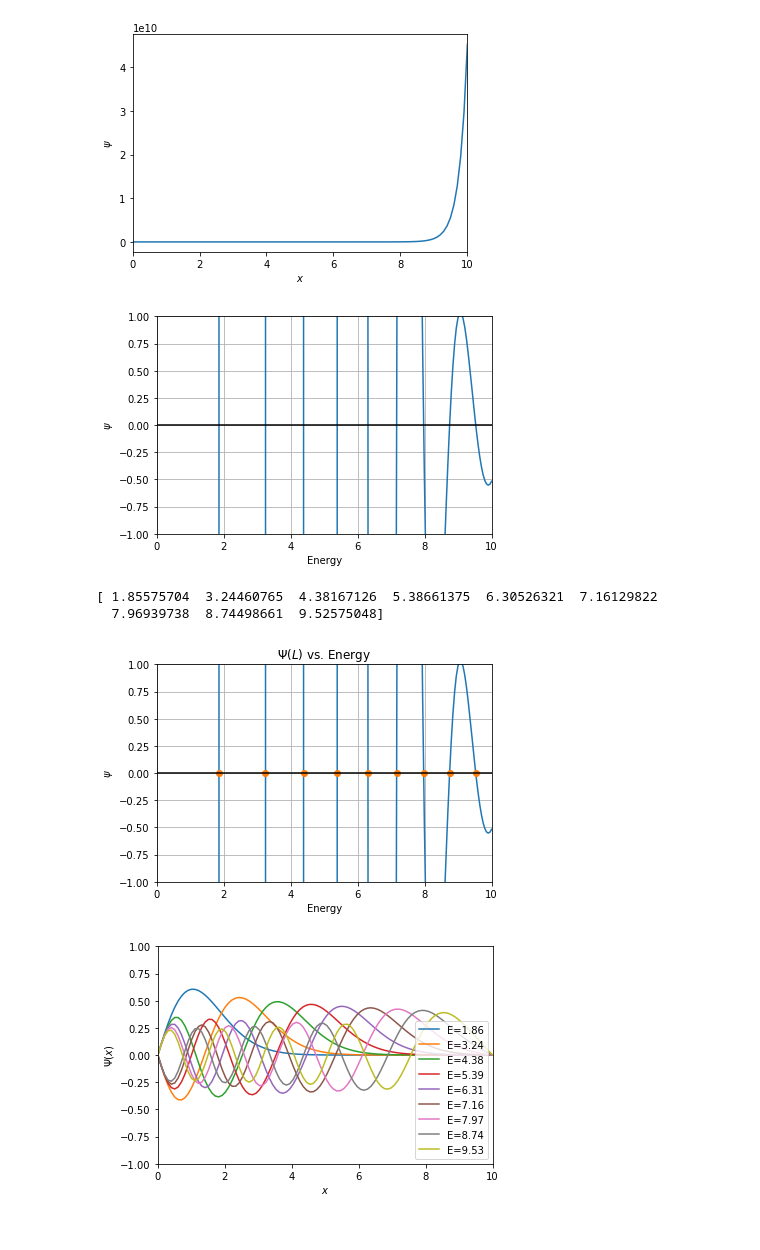
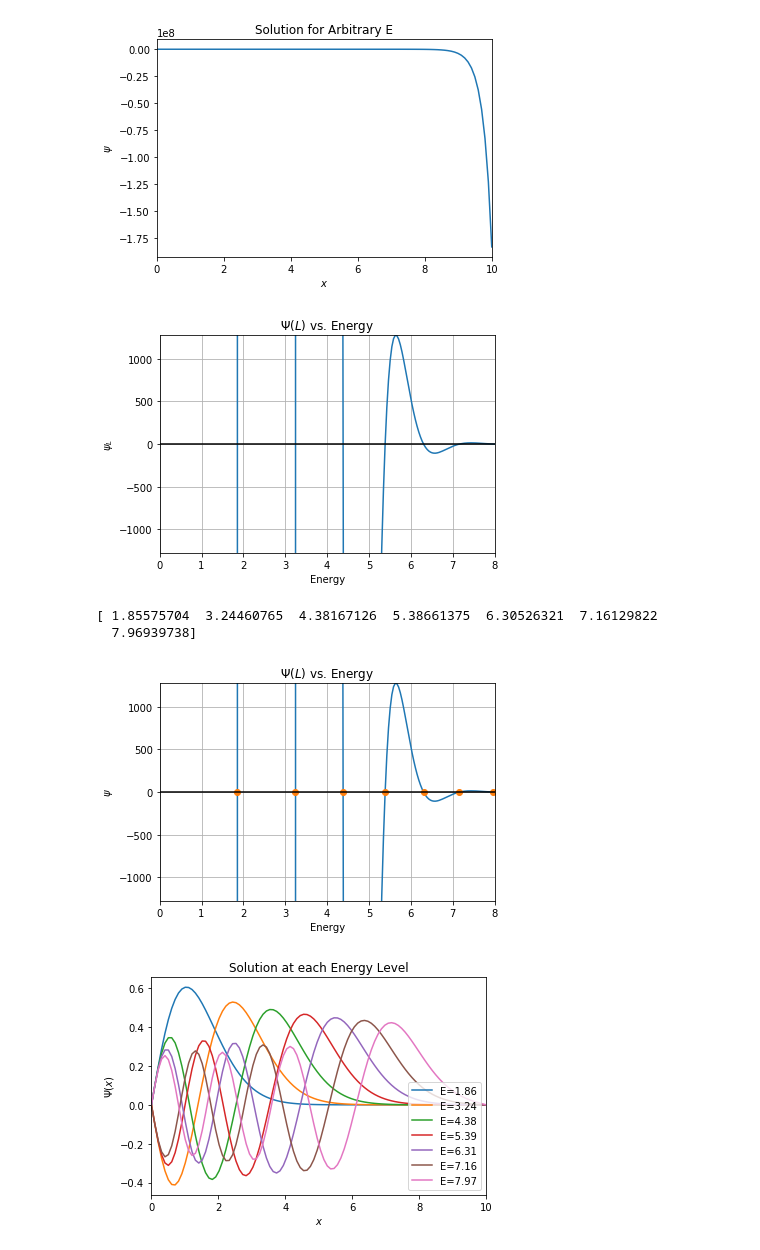
Before and after one commit to bzager/TI_Schrodinger, a Jupyter notebook: TI_Schrodinger.ipynb, the cells around one changed output. Saved outputs shown, nothing was run; the diff lists cells and outputs as text; code cells hidden in the pictures.

Commit message:
added figures to report

```diff
--- a/TI_Schrodinger.ipynb
+++ b/TI_Schrodinger.ipynb
@@ -14,16 +14,18 @@ import matplotlib.pyplot as plt
 
 L = 10.0 # length to approximate as infinity
 nx = 100 # number of grid points
+lBound=0; rBound=L; # define domain ([0,L] for triangle potential, [-L,L] for harmonic and well)
 
-x = np.linspace(0,L,nx) # grid
+x = np.linspace(lBound,rBound,nx) # grid, for linear potential, [0,L], for harmonic potential, [-L,L]
 psi0 = 0; u0 = 1; # initial conditions
 init = np.array([psi0,u0]) #
-E = 1 # Energy
+E = 2.0 # Energy, initial guess
 
 # potential function
 def V(x):
     return linear(x)
     #return harmonic(x)
+    #return well(x)
 
 # Semi-infinite triangular potential
 def linear(x):
@@ -32,8 +34,18 @@ def linear(x):
     else:
         return x
 
+# harmonic potential
 def harmonic(x):
     return x**2
+
+# potential well
+def well(x):
+    width = 1.0
+    height = 4.0
+    if np.abs(x) < width/2:
+        return 0
+    else:
+        return height
 
 # psi update function
 def f(psi,u,x,E):
@@ -67,18 +79,18 @@ def psiAtL(E,init,x):
 # %%
 # Test solver and plot
 
 sol = odeSolve(init,x,E)
 psi = sol[:,0]; u = sol[:,1]
 
 plt.plot(x,psi)
 plt.xlabel(r"$x$"); plt.ylabel(r"$\psi$")
-plt.xlim([0,L]); #plt.ylim([-1,1]);
-
+plt.xlim([lBound,rBound]); #plt.ylim([-1,1]);
+plt.title("Solution for Arbitrary E")
 #plt.axhline(0,color='k'); plt.grid(True);
-#plt.savefig("figures/testPlot_L="+str(int(L))+".png")
+#plt.savefig("figures/guessPlot_L="+str(int(L))+"_E="+str(int(E))+".png")
 plt.show()
 # %% [output]
-[figure, old version]
+[figure, new version]
 # %%
 # Find solution at L as function of E
 
@@ -93,14 +105,15 @@ for i in range(nE):
 # Plot solution at L as function of E
 
 plt.plot(energies,psiE)
-plt.xlabel("Energy"); plt.ylabel(r"$\psi$")
-plt.xlim([0,EMax]); plt.ylim([-1,1]);
-
+plt.xlabel("Energy"); plt.ylabel(r"$\psi_{L}$")
+scale = np.max(psiE[int(0.7*psiE.size):])
+plt.xlim([0,EMax]); plt.ylim([-scale,scale]);
 plt.axhline(0, color='k'); plt.grid(True);
-#plt.savefig("figure/psiAtL_EMax="+str(EMax)+".png")
+plt.title(r"$\Psi(L)$ vs. Energy")
+#plt.savefig("figures/psiAtL_EMax="+str(EMax)+".png")
 plt.show();
 # %% [output]
-[figure, old version]
+[figure, new version]
 # %%
 # Root finding
 
@@ -114,7 +127,7 @@ def rootFinder(x,EMax,init,numE=np.inf,a=0.1,b=0.2,incr=0.1):
 
     while b < EMax and roots.size < numE:
         if (np.sign(psiAtL(a,init,x)) != np.sign(psiAtL(b,init,x))):
-            root = brentq(psiAtL,a,b,args=(init,x))
+            root = brentq(psiAtL,a,b,args=(init,x)) # Brent root finding method
             #root = bisect(psiAtL,a,b,args=(init,x))
             #root = brenth(psiAtL,a,b,args=(init,x))
             roots = np.append(roots,root)
@@ -129,15 +142,16 @@ print(roots)
 plt.plot(energies,psiE)
 plt.plot(roots,np.zeros(roots.size), 'o')
 plt.xlabel("Energy"); plt.ylabel(r"$\psi$")
-plt.xlim([0,EMax]); plt.ylim([-1,1]);
+scale = np.max(psiE[int(0.7*psiE.size):])
+plt.xlim([0,EMax]); plt.ylim([-scale,scale]);
 plt.title(r"$\Psi(L)$ vs. Energy")
 plt.axhline(0,color='k'); plt.grid(True);
-#plt.savefig("figures/roots"+ +".png")
+#plt.savefig("figures/rootsFound.png")
 plt.show()
 # %% [output]
 [ 1.85575704  3.24460765  4.38167126  5.38661375  6.30526321  7.16129822
-  7.96939738  8.74498661  9.52575048]
+  7.96939738]
-[figure, old version]
+[figure, new version]
 # %%
 # Plot wavefunction for each energy
 sols = np.zeros([nx,roots.size])
@@ -149,17 +163,19 @@ for i in range(roots.size):
     else:
         init[1] = 1
         sol = odeSolve(init,x,roots[i])
+
     psi = sol[:,0]; u = sol[:,1]
     sols[:,i] = psi
     plt.plot(x,psi,label="E="+str(np.around(roots[i],2)))
 
 plt.xlabel(r"$x$"); plt.ylabel(r"$\Psi(x)$");
-plt.xlim(0,L); plt.ylim(-1,1);
+plt.xlim(lBound,rBound); #plt.ylim(-1,1);
+plt.title(r"Solution at each Energy Level")
 plt.legend(loc='lower right')
-#plt.savefig("figures/" + + ".png")
+#plt.savefig("figures/wavefunctions.png")
 plt.show()
 # %% [output]
-[figure, old version]
+[figure, new version]
 # %%
 # Normalize wavefunctions
 normList = np.zeros(roots.size)
```
Also changed, not shown: parts of 5 cells of this notebook, 17 other files.
